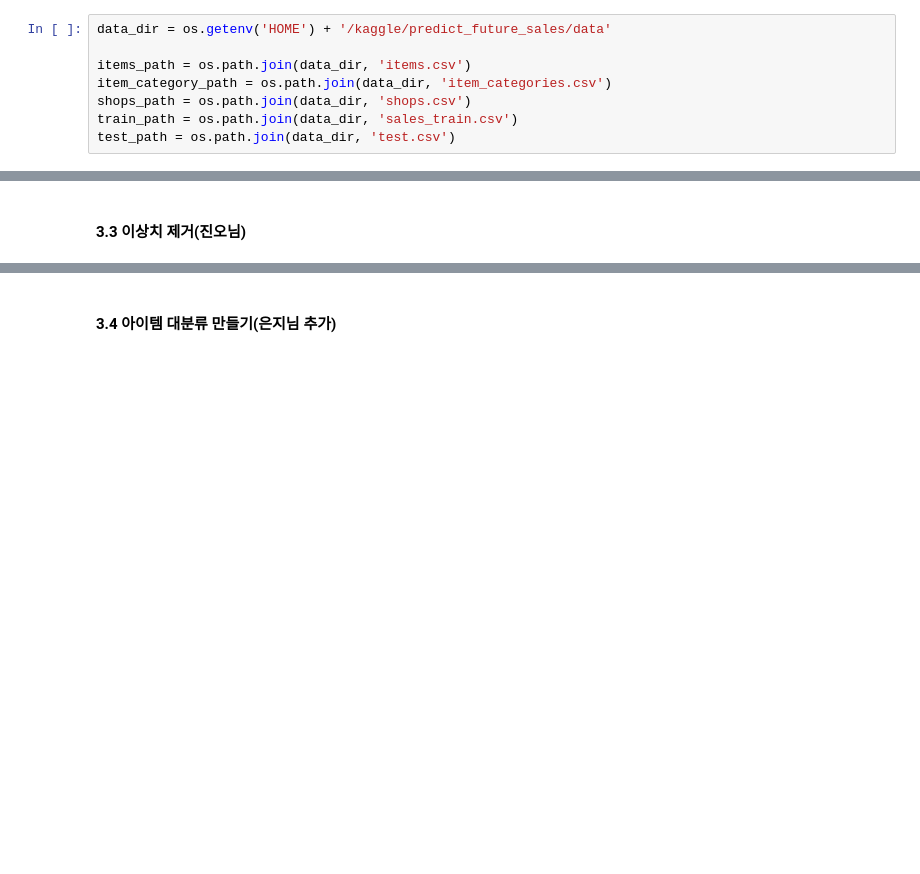
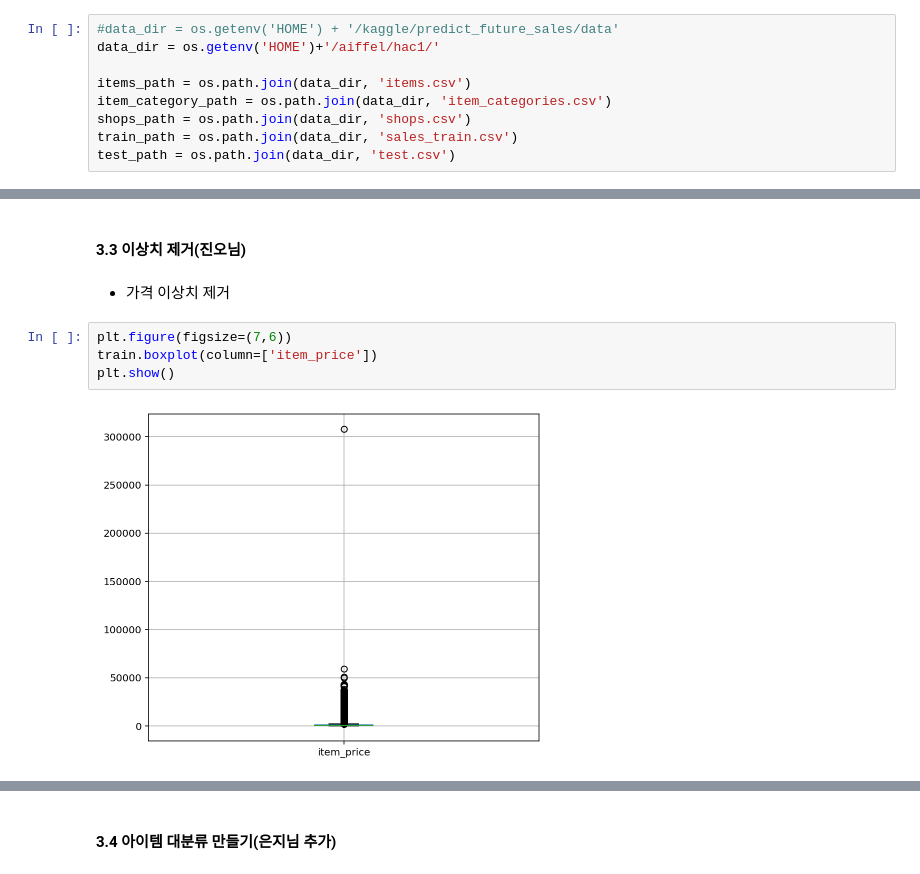
Before and after one commit to AIFFEL-kaggle/predict_future_sales, a Jupyter notebook: predict_future_sales.ipynb, the cells around one changed output, grey strips where cells are left out. Cells and saved outputs as stored; diff of their text form; blank space fills up the shorter version.

```diff
--- a/predict_future_sales.ipynb
+++ b/predict_future_sales.ipynb
@@ -18,7 +18,8 @@ from os.path import join
 # %% [markdown]
 # 1. 데이터 불러오기
 # %%
-data_dir = os.getenv('HOME') + '/kaggle/predict_future_sales/data'
+#data_dir = os.getenv('HOME') + '/kaggle/predict_future_sales/data'
+data_dir = os.getenv('HOME')+'/aiffel/hac1/'
 
 items_path = os.path.join(data_dir, 'items.csv')
 item_category_path = os.path.join(data_dir, 'item_categories.csv')
@@ -146,3 +174,11 @@ sum(train.duplicated())
 0
 # %% [markdown]
 #### 3.3 이상치 제거(진오님)
+# %% [markdown]
+* 가격 이상치 제거
+# %%
+plt.figure(figsize=(7,6))
+train.boxplot(column=['item_price'])
+plt.show()
+# %% [output]
+[figure, added]
```
Also changed, not shown: parts of 18 cells of this notebook.
